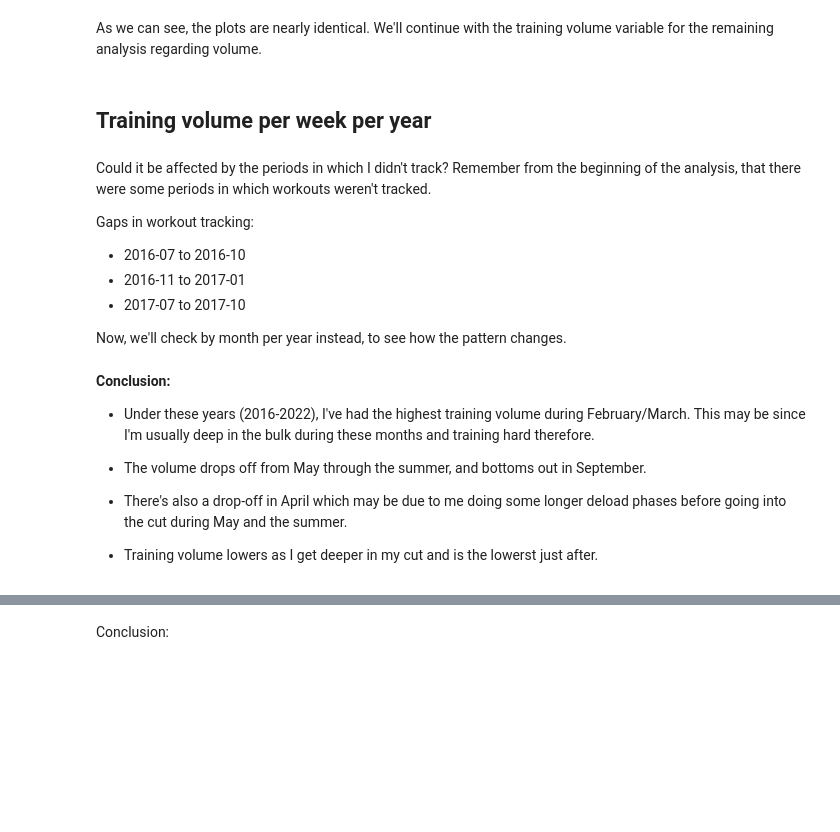
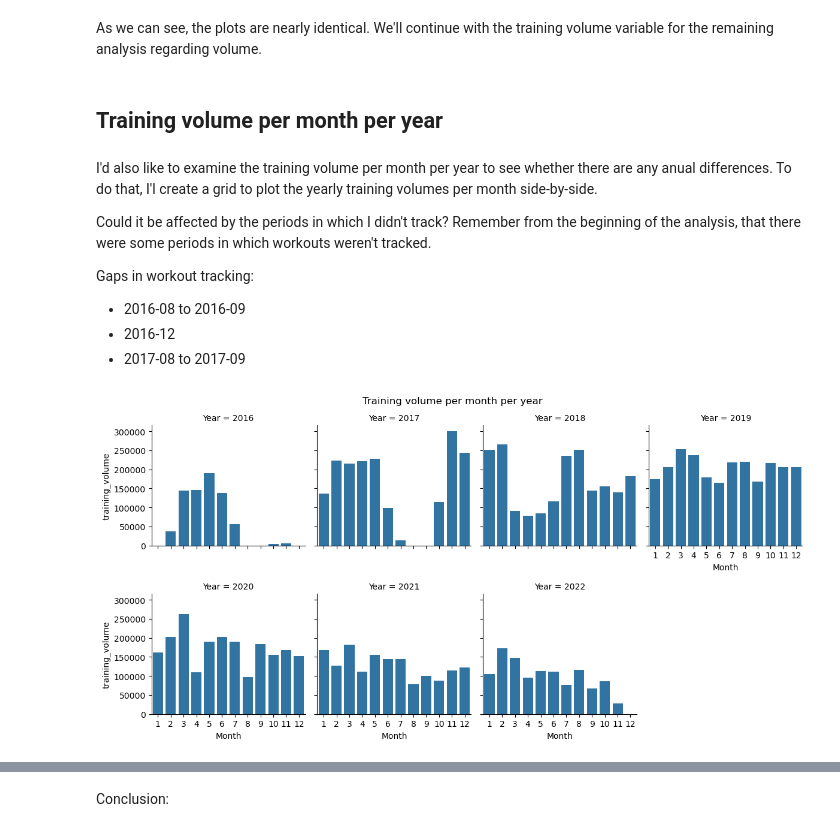
Before and after one commit to ossianhempel/training_data_analysis, a Jupyter notebook: my_training.ipynb, the cells around one changed output, grey strips where cells are left out. Drawn from its saved outputs; the diff is of its cells as text; code cells hidden in the pictures; blank space fills up the shorter version.

```diff
--- a/my_training.ipynb
+++ b/my_training.ipynb
@@ -630,20 +611,11 @@ plt.figure(figsize=(14,6))
 # %% [markdown]
-## Training volume per week per year
+## Training volume per month per year
 # %% [markdown]
+I'd also like to examine the training volume per month per year to see whether there are any anual differences. To do that, I'l create a grid to plot the yearly training volumes per month side-by-side.
+
 Could it be affected by the periods in which I didn't track? Remember from the beginning of the analysis, that there were some periods in which workouts weren't tracked.
 
 Gaps in workout tracking:
-- 2016-07 to 2016-10
-- 2016-11 to 2017-01
-- 2017-07 to 2017-10
-
-Now, we'll check by month per year instead, to see how the pattern changes.
+- 2016-08 to 2016-09
+- 2016-12
+- 2017-08 to 2017-09
-# %% [markdown]
-**Conclusion:**
-- Under these years (2016-2022), I've had the highest training volume during February/March. This may be since I'm usually deep in the bulk during these months and training hard therefore.
-
-- The volume drops off from May through the summer, and bottoms out in September.
-
-- There's also a drop-off in April which may be due to me doing some longer deload phases before going into the cut during May and the summer.
-
-- Training volume lowers as I get deeper in my cut and is the lowerst just after.
@@ -649,0 +628,23 @@ Now, we'll check by month per year instead, to see how the pattern changes.
+# %%
+# Create a DataFrame with all combinations of Year and Month
+all_years_months = pd.MultiIndex.from_product([range(2016, 2023), range(1, 13)], names=['Year', 'Month'])
+
+# Reindex training_volume_per_year_month and fill NaN values with 0
+training_volume_per_year_month = training_volume_per_year_month.set_index(['Year', 'Month']).reindex(all_years_months).fillna(0).reset_index()
+
+# Create a FacetGrid
+g = sns.FacetGrid(training_volume_per_year_month, col="Year", col_wrap=4, height=3)
+
+# Map a barplot onto each facet
+g.map(sns.barplot, "Month", "training_volume")
+
+# Increase the space between plots
+plt.subplots_adjust(hspace=0.4)
+
+# Add a title
+plt.subplots_adjust(top=0.9)
+g.fig.suptitle('Training volume per month per year')
+
+plt.show()
+# %% [output]
+[figure, added]
```
Also changed, not shown: parts of 18 cells of this notebook.
